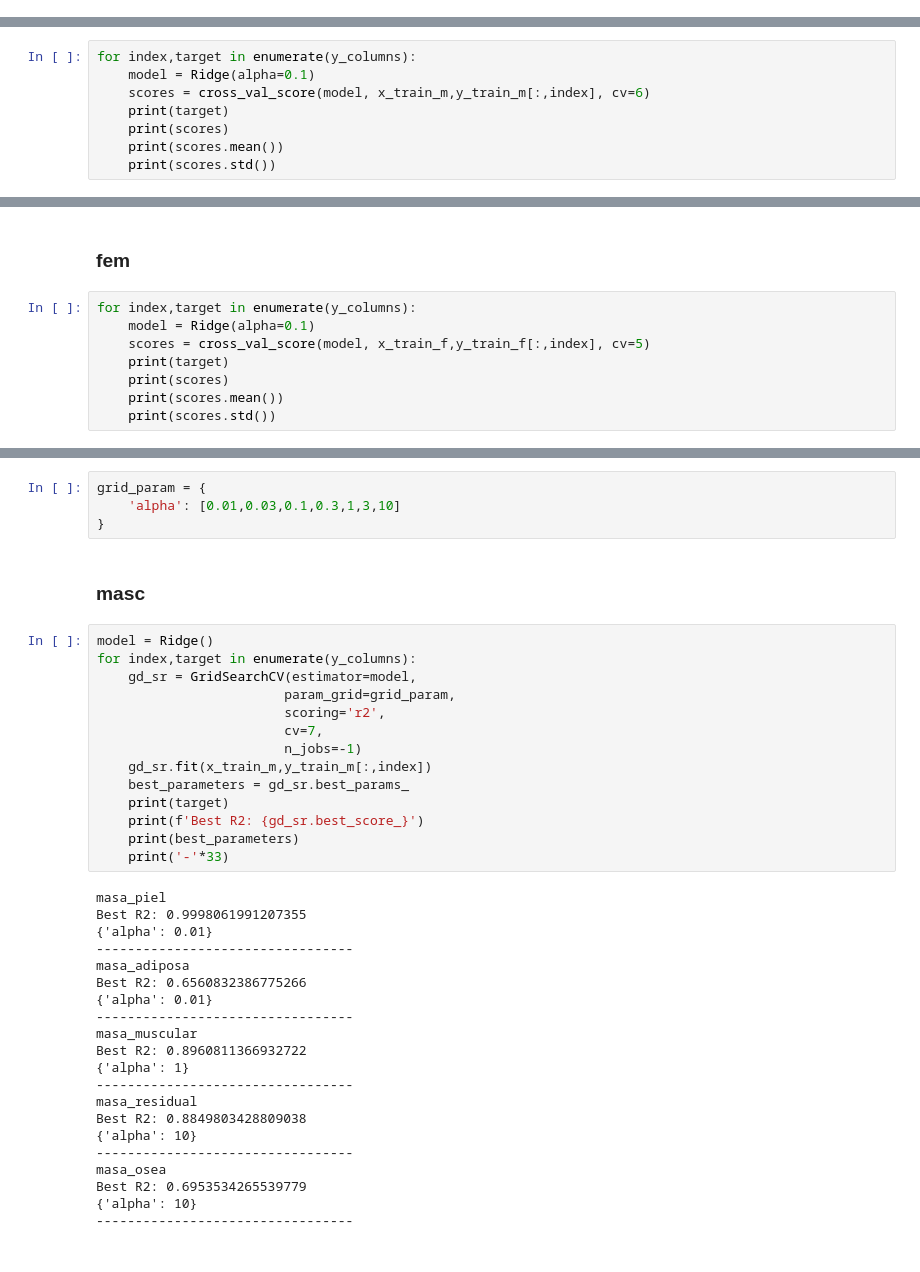
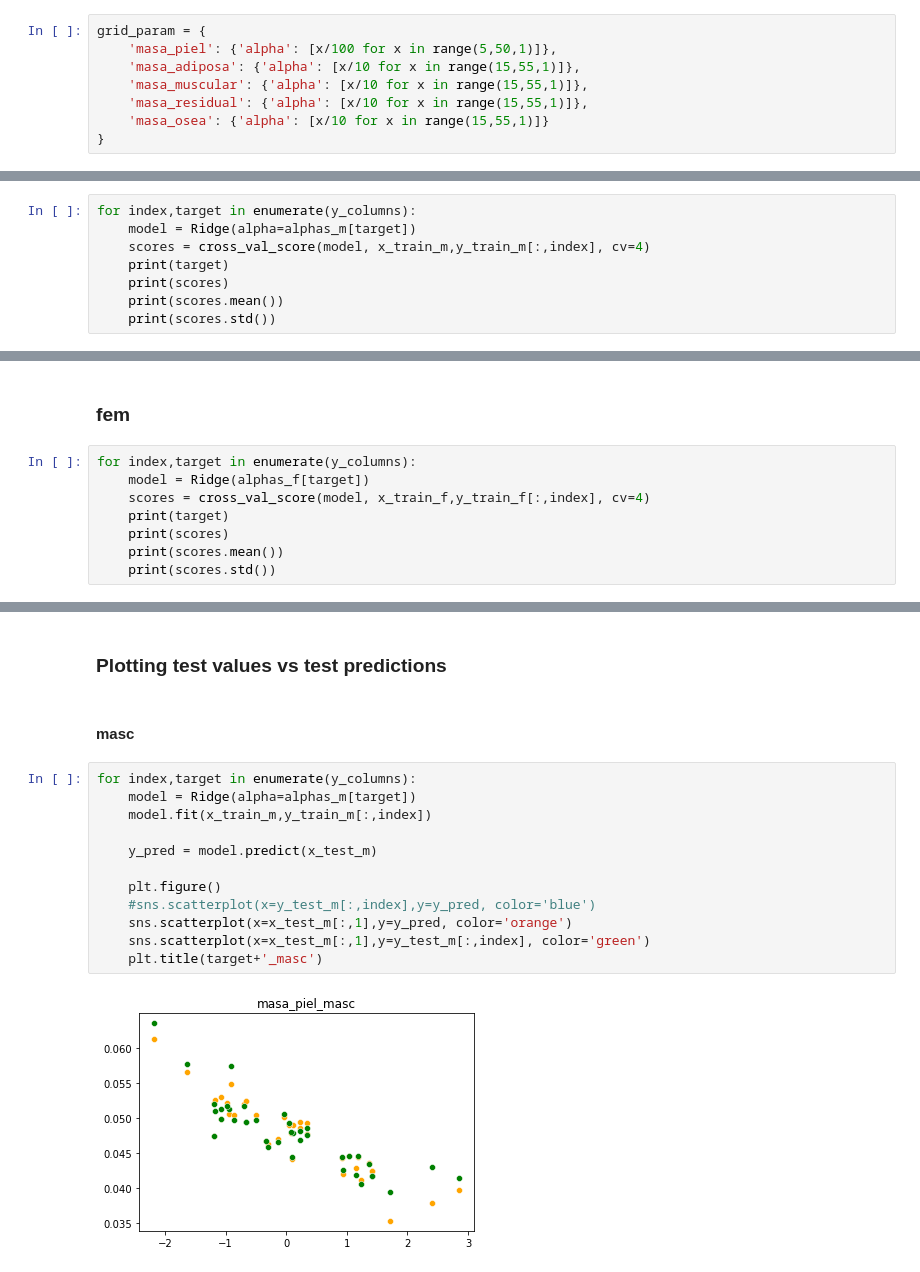
Before and after one commit to giampa-code/antropo, a Jupyter notebook: notebooks/1-models/1.1.2-model_linear_regression.ipynb, the cells around one changed output, grey strips where cells are left out. Drawn from its saved outputs; the diff is of its cells as text.

Commit message:
Pre split LR model 1.1.1 intro male and female

```diff
--- a/notebooks/1-models/1.1.2-model_linear_regression.ipynb
+++ b/notebooks/1-models/1.1.2-model_linear_regression.ipynb
@@ -155,0 +205,8 @@ MAE prom = 0.2521105204908633
+# %%
+grid_param = {
+    'masa_piel': {'alpha': [x/100 for x in range(5,50,1)]},
+    'masa_adiposa': {'alpha': [x/10 for x in range(15,55,1)]},
+    'masa_muscular': {'alpha': [x/10 for x in range(15,55,1)]},
+    'masa_residual': {'alpha': [x/10 for x in range(15,55,1)]},
+    'masa_osea': {'alpha': [x/10 for x in range(15,55,1)]}
+}
@@ -159,8 +261,8 @@ MAE prom = 0.2521105204908633
 ### masc
 # %%
 for index,target in enumerate(y_columns):
-    model = Ridge(alpha=0.1)
-    scores = cross_val_score(model, x_train_m,y_train_m[:,index], cv=6)
+    model = Ridge(alpha=alphas_m[target])
+    scores = cross_val_score(model, x_train_m,y_train_m[:,index], cv=4)
     print(target)
     print(scores)
     print(scores.mean())
@@ -190,8 +292,8 @@ masa_osea
 ### fem
 # %%
 for index,target in enumerate(y_columns):
-    model = Ridge(alpha=0.1)
-    scores = cross_val_score(model, x_train_f,y_train_f[:,index], cv=5)
+    model = Ridge(alphas_f[target])
+    scores = cross_val_score(model, x_train_f,y_train_f[:,index], cv=4)
     print(target)
     print(scores)
     print(scores.mean())
@@ -222,41 +322,18 @@ masa_osea
-# %%
-grid_param = {
-    'alpha': [0.01,0.03,0.1,0.3,1,3,10]
-}
+# %% [markdown]
+### Plotting test values vs test predictions
 # %% [markdown]
-### masc
+#### masc
-# %%
-model = Ridge()
-for index,target in enumerate(y_columns):
-    gd_sr = GridSearchCV(estimator=model,
-                        param_grid=grid_param,
-                        scoring='r2',
-                        cv=7,
-                        n_jobs=-1)
-    gd_sr.fit(x_train_m,y_train_m[:,index])
-    best_parameters = gd_sr.best_params_
-    print(target)
-    print(f'Best R2: {gd_sr.best_score_}')
-    print(best_parameters)
-    print('-'*33)
-# %% [output]
-masa_piel
-Best R2: 0.9998061991207355
-{'alpha': 0.01}
----------------------------------
-masa_adiposa
-Best R2: 0.6560832386775266
-{'alpha': 0.01}
----------------------------------
-masa_muscular
-Best R2: 0.8960811366932722
-{'alpha': 1}
----------------------------------
-masa_residual
-Best R2: 0.8849803428809038
-{'alpha': 10}
----------------------------------
-masa_osea
-Best R2: 0.6953534265539779
-{'alpha': 10}
----------------------------------
+# %%
+for index,target in enumerate(y_columns):
+    model = Ridge(alpha=alphas_m[target])
+    model.fit(x_train_m,y_train_m[:,index])
+
+    y_pred = model.predict(x_test_m)
+
+    plt.figure()
+    #sns.scatterplot(x=y_test_m[:,index],y=y_pred, color='blue')
+    sns.scatterplot(x=x_test_m[:,1],y=y_pred, color='orange')
+    sns.scatterplot(x=x_test_m[:,1],y=y_test_m[:,index], color='green')
+    plt.title(target+'_masc')
+# %% [output]
+[figure, added]
```
Also changed, not shown: parts of 24 cells of this notebook, 10 other files.
